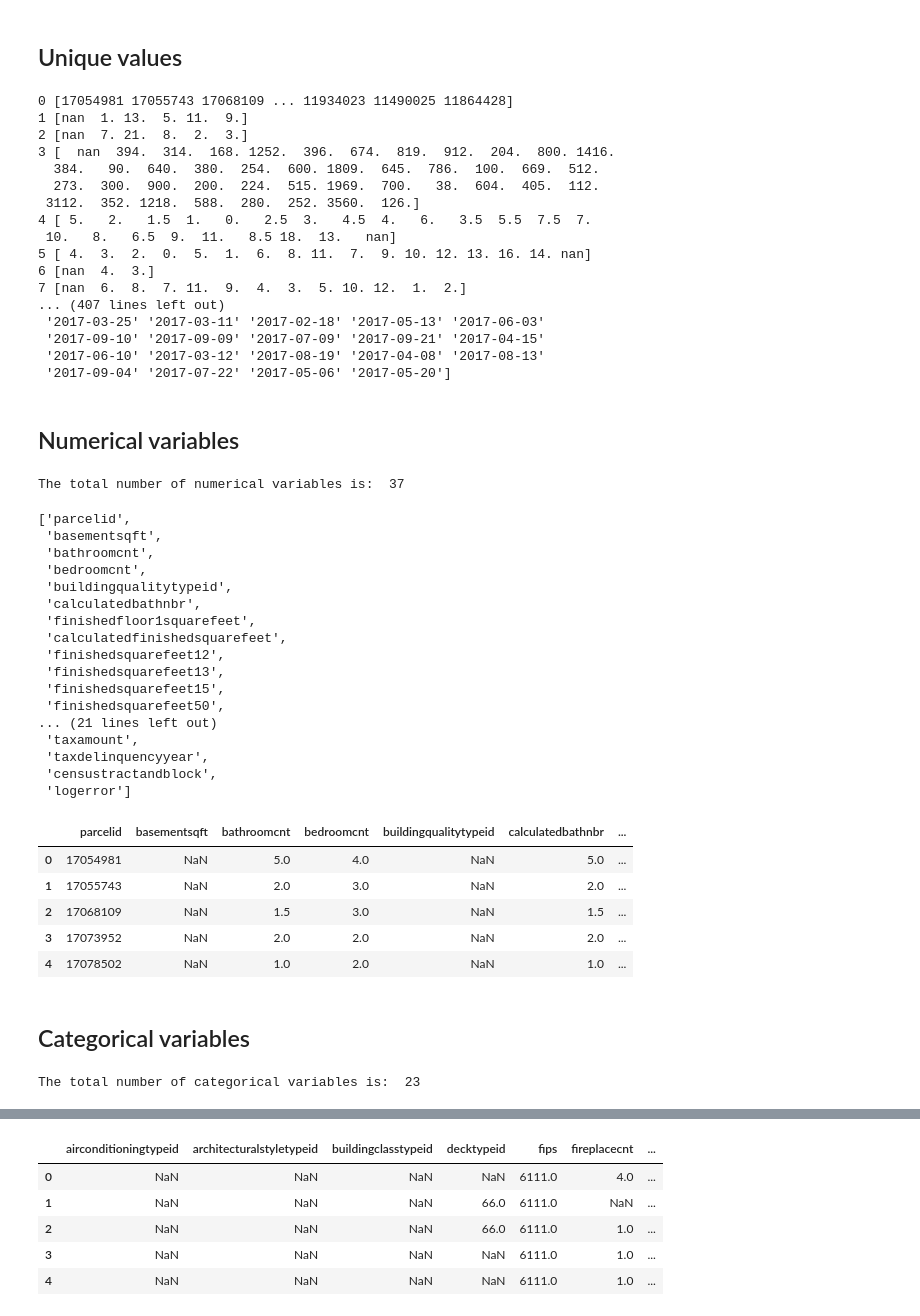
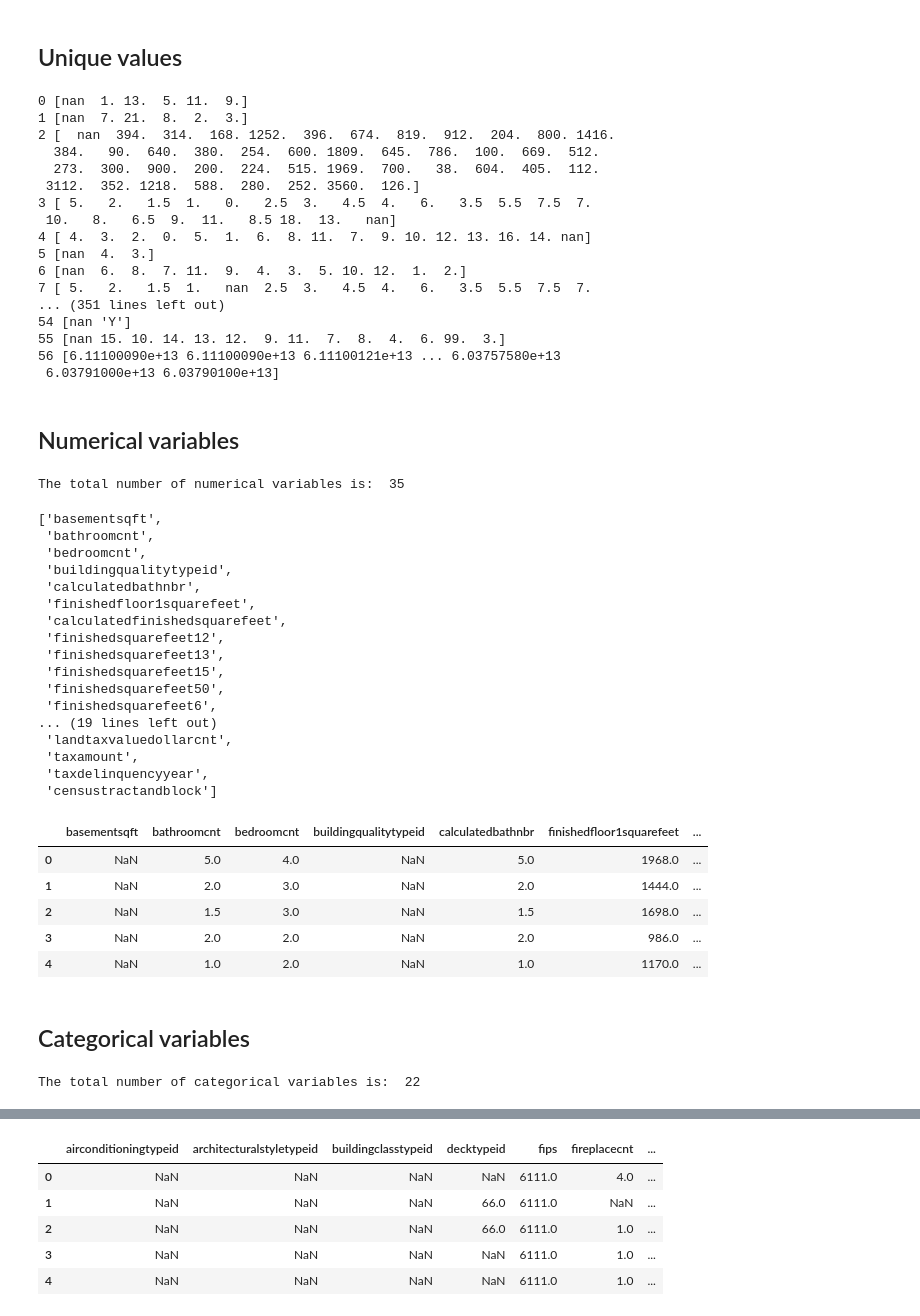
Before and after one commit to RuieX/Data-and-Web-Mining-project, a Jupyter notebook: project/src/notebooks/feature_engineering.ipynb, the cells around one changed output, grey strips where cells are left out. Drawn from its saved outputs; the diff is of its cells as text; code cells hidden in the pictures.

```diff
--- a/project/src/notebooks/feature_engineering.ipynb
+++ b/project/src/notebooks/feature_engineering.ipynb
@@ -196,0 +193,4 @@ Shape:  (77613, 60)
+# %%
+# drop label useless for prediction
+actual_data = actual_data.drop(columns=["parcelid"])
+print('Shape: ', actual_data.shape)
@@ -318,40 +296,39 @@ dtype: float64
 ## Unique values
 # %%
 # Check unique values of all feature
-num_features = merged_df.shape[1]
+num_features = actual_data.shape[1]
 
 for f in range(num_features):
-    print (f, merged_df.iloc[:,f].unique())
+    print (f, actual_data.iloc[:,f].unique())
 # %% [output]
-0 [17054981 17055743 17068109 ... 11934023 11490025 11864428]
-1 [nan  1. 13.  5. 11.  9.]
-2 [nan  7. 21.  8.  2.  3.]
-3 [  nan  394.  314.  168. 1252.  396.  674.  819.  912.  204.  800. 1416.
+0 [nan  1. 13.  5. 11.  9.]
+1 [nan  7. 21.  8.  2.  3.]
+2 [  nan  394.  314.  168. 1252.  396.  674.  819.  912.  204.  800. 1416.
   384.   90.  640.  380.  254.  600. 1809.  645.  786.  100.  669.  512.
   273.  300.  900.  200.  224.  515. 1969.  700.   38.  604.  405.  112.
  3112.  352. 1218.  588.  280.  252. 3560.  126.]
-4 [ 5.   2.   1.5  1.   0.   2.5  3.   4.5  4.   6.   3.5  5.5  7.5  7.
+3 [ 5.   2.   1.5  1.   0.   2.5  3.   4.5  4.   6.   3.5  5.5  7.5  7.
  10.   8.   6.5  9.  11.   8.5 18.  13.   nan]
-5 [ 4.  3.  2.  0.  5.  1.  6.  8. 11.  7.  9. 10. 12. 13. 16. 14. nan]
-6 [nan  4.  3.]
-7 [nan  6.  8.  7. 11.  9.  4.  3.  5. 10. 12.  1.  2.]
-... (407 lines left out)
- '2017-03-25' '2017-03-11' '2017-02-18' '2017-05-13' '2017-06-03'
- '2017-09-10' '2017-09-09' '2017-07-09' '2017-09-21' '2017-04-15'
- '2017-06-10' '2017-03-12' '2017-08-19' '2017-04-08' '2017-08-13'
- '2017-09-04' '2017-07-22' '2017-05-06' '2017-05-20']
+4 [ 4.  3.  2.  0.  5.  1.  6.  8. 11.  7.  9. 10. 12. 13. 16. 14. nan]
+5 [nan  4.  3.]
+6 [nan  6.  8.  7. 11.  9.  4.  3.  5. 10. 12.  1.  2.]
+7 [ 5.   2.   1.5  1.   nan  2.5  3.   4.5  4.   6.   3.5  5.5  7.5  7.
+... (351 lines left out)
+54 [nan 'Y']
+55 [nan 15. 10. 14. 13. 12.  9. 11.  7.  8.  4.  6. 99.  3.]
+56 [6.11100090e+13 6.11100090e+13 6.11100121e+13 ... 6.03757580e+13
+ 6.03791000e+13 6.03790100e+13]
 # %% [markdown]
 ## Numerical variables
 # %%
-num_vars = [var for var in merged_df.columns if merged_df[var].dtypes!= 'O' and len(merged_df[var].unique()) > 10] # Non-Object Variables
+num_vars = [var for var in actual_data.columns if actual_data[var].dtypes!= 'O' and len(actual_data[var].unique()) > 10] # Non-Object Variables
 print("The total number of numerical variables is: ", len(num_vars))
 # %% [output]
-The total number of numerical variables is:  37
+The total number of numerical variables is:  35
 # %%
 num_vars
 # %% [output]
-['parcelid',
- 'basementsqft',
+['basementsqft',
  'bathroomcnt',
  'bedroomcnt',
  'buildingqualitytypeid',
@@ -362,27 +339,28 @@ num_vars
  'finishedsquarefeet13',
  'finishedsquarefeet15',
  'finishedsquarefeet50',
-... (21 lines left out)
+ 'finishedsquarefeet6',
+... (19 lines left out)
+ 'landtaxvaluedollarcnt',
  'taxamount',
  'taxdelinquencyyear',
- 'censustractandblock',
- 'logerror']
+ 'censustractandblock']
 # %%
-merged_df[num_vars].head()
+actual_data[num_vars].head()
 # %% [output]
-|  | parcelid | basementsqft | bathroomcnt | bedroomcnt | buildingqualitytypeid | calculatedbathnbr | ... |
-| 0 | 17054981 | NaN | 5.0 | 4.0 | NaN | 5.0 | ... |
-| 1 | 17055743 | NaN | 2.0 | 3.0 | NaN | 2.0 | ... |
-| 2 | 17068109 | NaN | 1.5 | 3.0 | NaN | 1.5 | ... |
-| 3 | 17073952 | NaN | 2.0 | 2.0 | NaN | 2.0 | ... |
-| 4 | 17078502 | NaN | 1.0 | 2.0 | NaN | 1.0 | ... |
+|  | basementsqft | bathroomcnt | bedroomcnt | buildingqualitytypeid | calculatedbathnbr | finishedfloor1squarefeet | ... |
+| 0 | NaN | 5.0 | 4.0 | NaN | 5.0 | 1968.0 | ... |
+| 1 | NaN | 2.0 | 3.0 | NaN | 2.0 | 1444.0 | ... |
+| 2 | NaN | 1.5 | 3.0 | NaN | 1.5 | 1698.0 | ... |
+| 3 | NaN | 2.0 | 2.0 | NaN | 2.0 | 986.0 | ... |
+| 4 | NaN | 1.0 | 2.0 | NaN | 1.0 | 1170.0 | ... |
 # %% [markdown]
 ## Categorical variables
 # %%
-cat_vars = [var for var in merged_df.columns if var not in num_vars] # Object Variables
+cat_vars = [var for var in actual_data.columns if var not in num_vars] # Object Variables
 print("The total number of categorical variables is: ", len(cat_vars))
 # %% [output]
-The total number of categorical variables is:  23
+The total number of categorical variables is:  22
 # %%
 cat_vars
 # %% [output]
```
Also changed, not shown: parts of 35 cells of this notebook, 1 other file.
